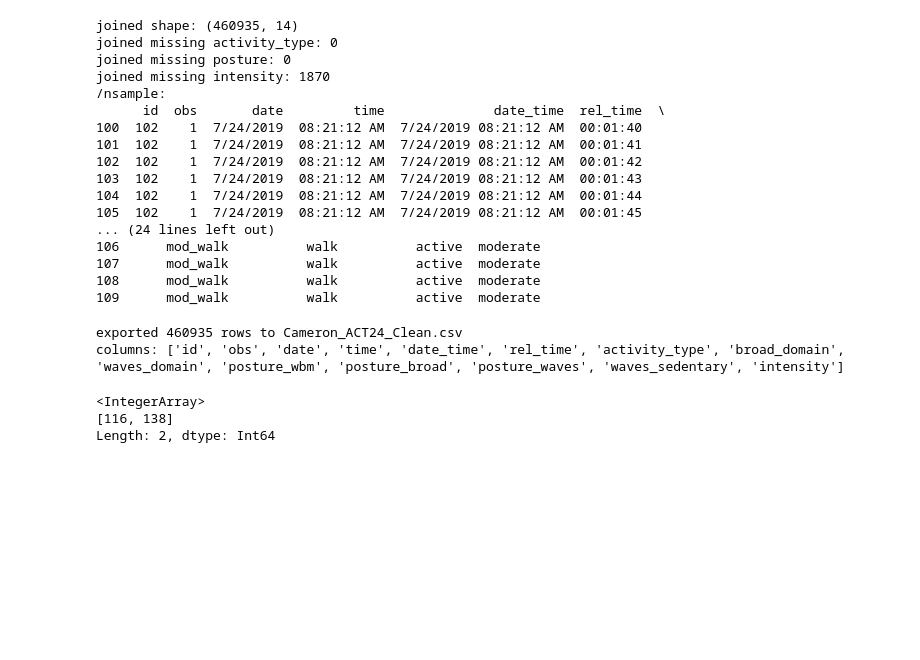
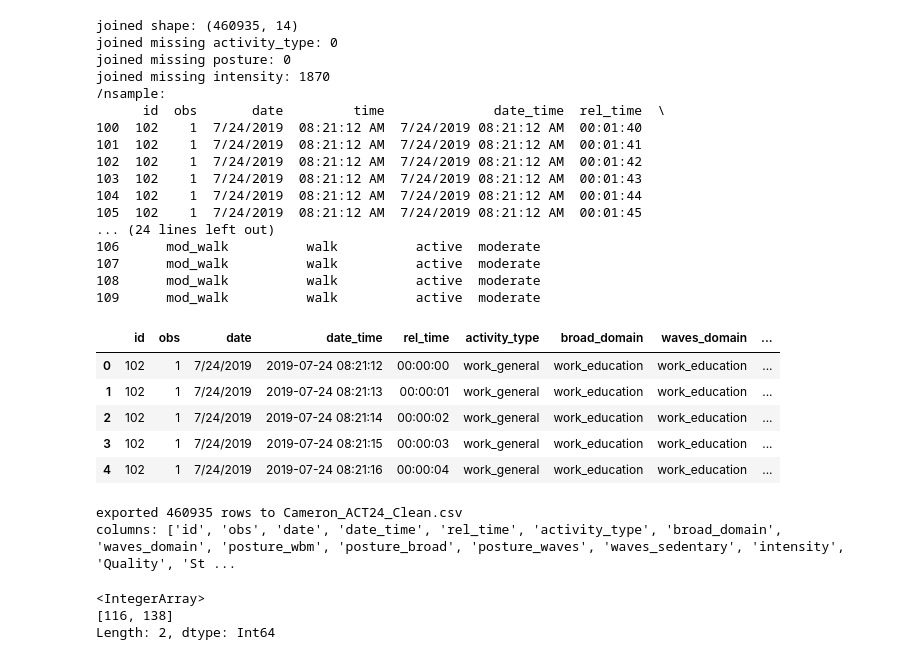
Before and after one commit to CameronWafer/WAVES, a Jupyter notebook: ACT24 Full Code/dataCleanOneChunk_ACT.ipynb, the cells around one changed output. Saved outputs shown, nothing was run; the diff lists cells and outputs as text; code cells hidden in the pictures; blank space fills up the shorter version.

Commit message:
add rel_time to date_time column

```diff
--- a/ACT24 Full Code/dataCleanOneChunk_ACT.ipynb
+++ b/ACT24 Full Code/dataCleanOneChunk_ACT.ipynb
@@ -775,15 +766,83 @@ joined missing intensity: 1870
 107      mod_walk          walk          active  moderate
 108      mod_walk          walk          active  moderate
 109      mod_walk          walk          active  moderate
+# %%
+# add Steps
+steps_df = pd.read_csv("C:/Users/HELIOS-300/Desktop/Data/seconds_ground_truth_20250410.csv")
+steps_df = steps_df.rename(columns={
+    "ID" : "id",
+    "Session" : "obs",
+    "relative_time_steps" : "rel_time"
+})
+
+# stndardize rel_time
+def standardize_time(time_str):
+    parts = time_str.split(':')
+    if len(parts) == 3:
+        hours = parts[0].zfill(2)  # Pad to 2 digits
+        return f"{hours}:{parts[1]}:{parts[2]}"
+    return time_str
+
+# Apply to both DataFrames before merging
+joined['rel_time'] = joined['rel_time'].apply(standardize_time)
+steps_df['rel_time'] = steps_df['rel_time'].apply(standardize_time)
+
+act_wstep_df = joined.merge(
+    steps_df[['id', 'obs', 'rel_time', 'Quality', 'Step']],
+    on=['id', 'obs', 'rel_time'],
+    how='left'
+)
+
+# Add rel_time to date_time to create absolute timestamp
+# Convert date_time to datetime
+act_wstep_df['date_time'] = pd.to_datetime(act_wstep_df['date_time'], format='%m/%d/%Y %I:%M:%S %p', errors='coerce')
+
+# Convert rel_time to timedelta (HH:MM:SS format)
+act_wstep_df['rel_time_timedelta'] = pd.to_timedelta(act_wstep_df['rel_time'])
+
+# Add rel_time to date_time and replace date_time with the result
+act_wstep_df['date_time'] = act_wstep_df['date_time'] + act_wstep_df['rel_time_timedelta']
+
+# Drop temporary column and time column
+act_wstep_df.drop(columns=["rel_time_timedelta", "time"], inplace=True)
+
+# Optionally convert back to string format if you prefer
+# act_wstep_df['date_time'] = act_wstep_df['date_time'].dt.strftime('%m/%d/%Y %I:%M:%S %p')
+
+# some NA information at this point
+
+# act_wstep_df["activity_type"].isna().sum() # sum: 0
+# act_wstep_df["broad_domain"].isna().sum() # sum: 0
+# act_wstep_df["waves_domain"].isna().sum() # sum: 0
+# act_wstep_df["posture_wbm"].isna().sum() # sum: 0
+# act_wstep_df["posture_broad"].isna().sum() # sum: 0
+# act_wstep_df["posture_waves"].isna().sum() # sum: 0
+# act_wstep_df["waves_sedentary"].isna().sum() # sum: 0
+# act_wstep_df["intensity"].isna().sum() # sum: 1870
+
+# act_wstep_df["Step"].isna().sum() # sum: 101905
+# steps_df["Step"].isna().sum() # sum: 0 (but there are different shapes/total rows)
+
+# act_wstep_df["Quality"].isna().sum() # sum: 101905
+# steps_df["Quality"].isna().sum() # sum: 0 (again different sized df)
+
+act_wstep_df.head()
+# %% [output]
+|  | id | obs | date | date_time | rel_time | activity_type | broad_domain | waves_domain | ... |
+| 0 | 102 | 1 | 7/24/2019 | 2019-07-24 08:21:12 | 00:00:00 | work_general | work_education | work_education | ... |
+| 1 | 102 | 1 | 7/24/2019 | 2019-07-24 08:21:13 | 00:00:01 | work_general | work_education | work_education | ... |
+| 2 | 102 | 1 | 7/24/2019 | 2019-07-24 08:21:14 | 00:00:02 | work_general | work_education | work_education | ... |
+| 3 | 102 | 1 | 7/24/2019 | 2019-07-24 08:21:15 | 00:00:03 | work_general | work_education | work_education | ... |
+| 4 | 102 | 1 | 7/24/2019 | 2019-07-24 08:21:16 | 00:00:04 | work_general | work_education | work_education | ... |
 # %%
 # export final cleaned dataframe to csv
 output_filename = 'Cameron_ACT24_Clean.csv'
-joined.to_csv(output_filename, index=False)
-print(f"exported {len(joined)} rows to {output_filename}")
-print(f"columns: {list(joined.columns)}")
+act_wstep_df.to_csv(output_filename, index=False)
+print(f"exported {len(act_wstep_df)} rows to {output_filename}")
+print(f"columns: {list(act_wstep_df.columns)}")
 # %% [output]
 exported 460935 rows to Cameron_ACT24_Clean.csv
-columns: ['id', 'obs', 'date', 'time', 'date_time', 'rel_time', 'activity_type', 'broad_domain', 'waves_domain', 'posture_wbm', 'posture_broad', 'posture_waves', 'waves_sedentary', 'intensity']
+columns: ['id', 'obs', 'date', 'date_time', 'rel_time', 'activity_type', 'broad_domain', 'waves_domain', 'posture_wbm', 'posture_broad', 'posture_waves', 'waves_sedentary', 'intensity', 'Quality', 'St ...
 # %%
 temp = joined[joined["intensity"].isna()]
 temp["id"].unique()
```
Also changed, not shown: parts of 1 cell of this notebook, 47 other files.
